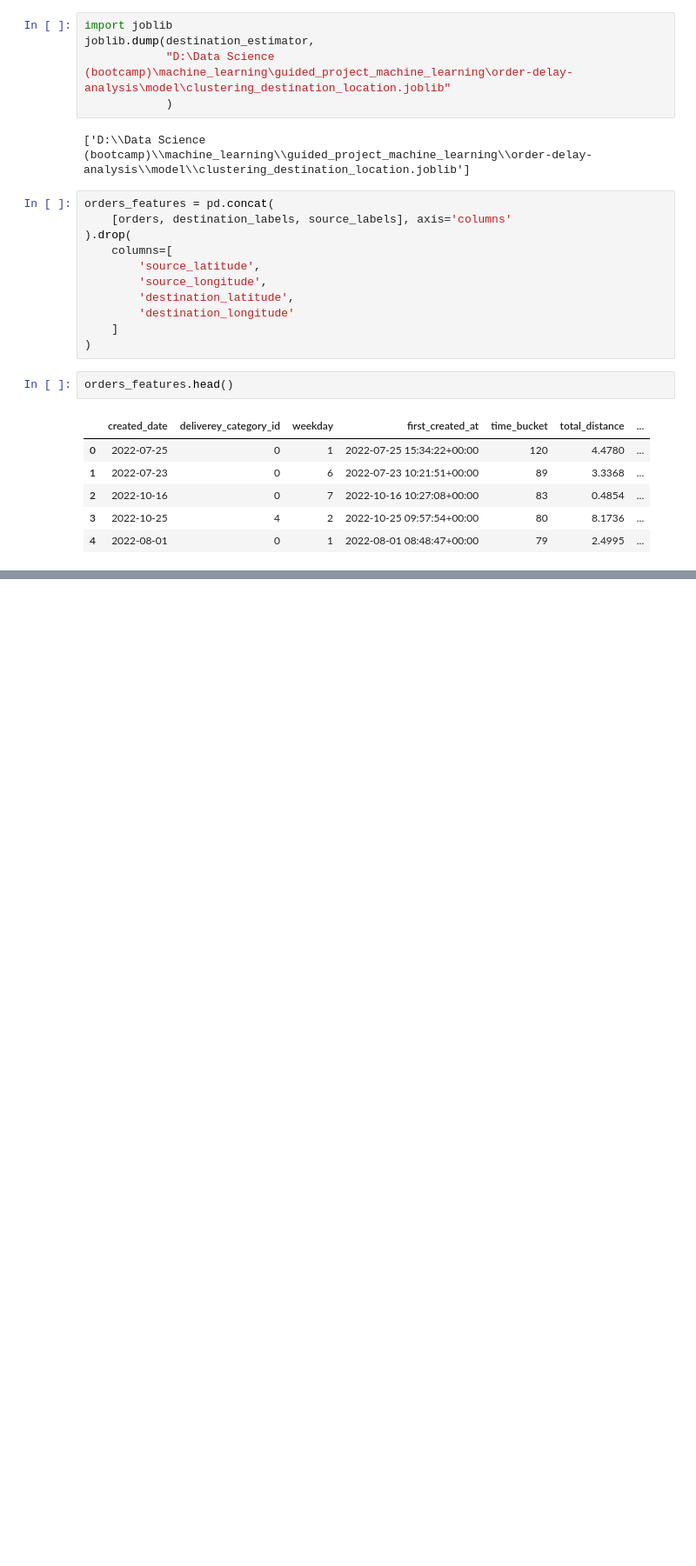
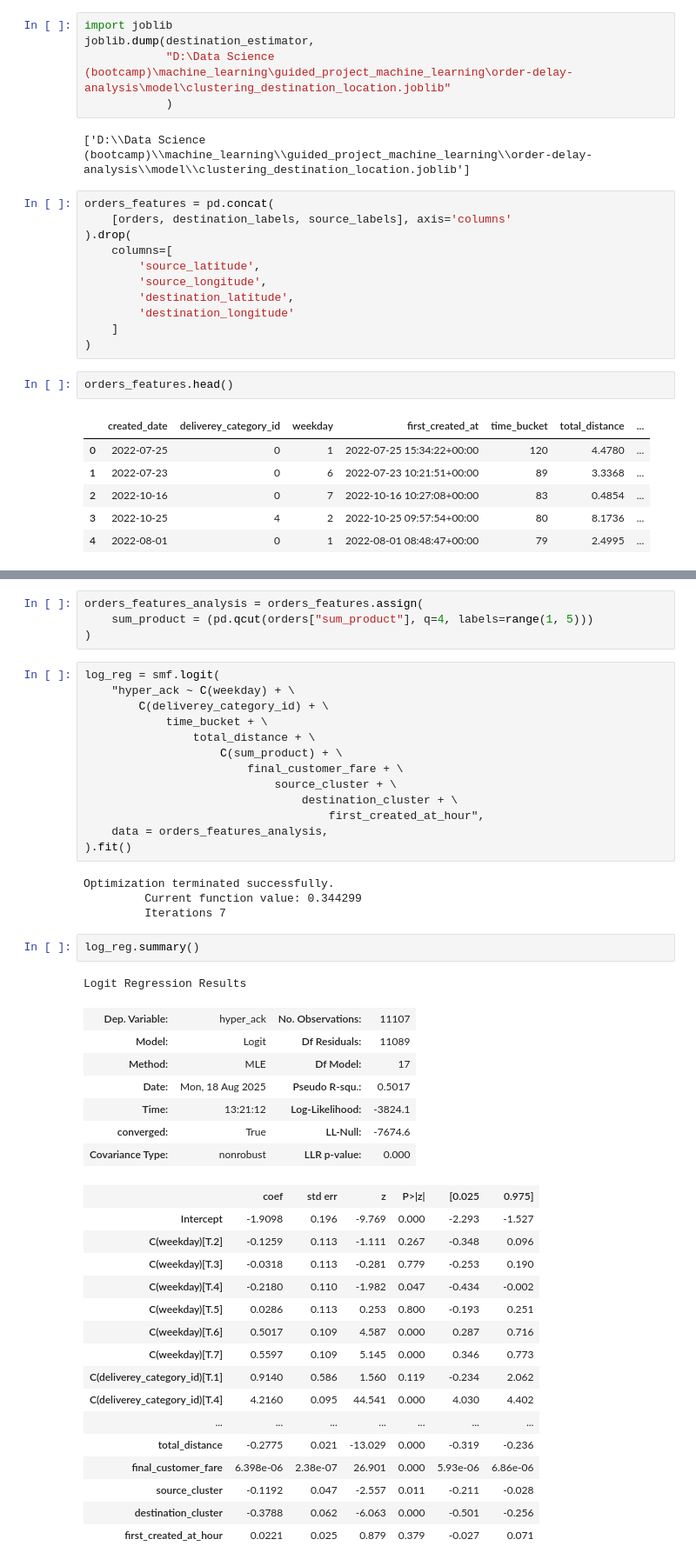
Before and after one commit to alinaddafi/order-delay-analysis, a Jupyter notebook: notebook/order-delay-prediction.ipynb, the cells around one changed output, grey strips where cells are left out. Shown at 87% size. Drawn from its saved outputs; the diff is of its cells as text; blank space fills up the shorter version.

```diff
--- a/notebook/order-delay-prediction.ipynb
+++ b/notebook/order-delay-prediction.ipynb
@@ -321,0 +369,48 @@ orders_features.head()
+# %%
+orders_features_analysis = orders_features.assign(
+    sum_product = (pd.qcut(orders["sum_product"], q=4, labels=range(1, 5)))
+)
+# %%
+log_reg = smf.logit(
+    "hyper_ack ~ C(weekday) + \
+        C(deliverey_category_id) + \
+            time_bucket + \
+                total_distance + \
+                    C(sum_product) + \
+                        final_customer_fare + \
+                            source_cluster + \
+                                destination_cluster + \
+                                    first_created_at_hour",
+    data = orders_features_analysis,
+).fit()
+# %% [output]
+Optimization terminated successfully.
+         Current function value: 0.344299
+         Iterations 7
+# %%
+log_reg.summary()
+# %% [output]
+Logit Regression Results
+| Dep. Variable: | hyper_ack | No. Observations: | 11107 |
+| Model: | Logit | Df Residuals: | 11089 |
+| Method: | MLE | Df Model: | 17 |
+| Date: | Mon, 18 Aug 2025 | Pseudo R-squ.: | 0.5017 |
+| Time: | 13:21:12 | Log-Likelihood: | -3824.1 |
+| converged: | True | LL-Null: | -7674.6 |
+| Covariance Type: | nonrobust | LLR p-value: | 0.000 |
+|  | coef | std err | z | P>|z| | [0.025 | 0.975] |
+| Intercept | -1.9098 | 0.196 | -9.769 | 0.000 | -2.293 | -1.527 |
+| C(weekday)[T.2] | -0.1259 | 0.113 | -1.111 | 0.267 | -0.348 | 0.096 |
+| C(weekday)[T.3] | -0.0318 | 0.113 | -0.281 | 0.779 | -0.253 | 0.190 |
+| C(weekday)[T.4] | -0.2180 | 0.110 | -1.982 | 0.047 | -0.434 | -0.002 |
+| C(weekday)[T.5] | 0.0286 | 0.113 | 0.253 | 0.800 | -0.193 | 0.251 |
+| C(weekday)[T.6] | 0.5017 | 0.109 | 4.587 | 0.000 | 0.287 | 0.716 |
+| C(weekday)[T.7] | 0.5597 | 0.109 | 5.145 | 0.000 | 0.346 | 0.773 |
+| C(deliverey_category_id)[T.1] | 0.9140 | 0.586 | 1.560 | 0.119 | -0.234 | 2.062 |
+| C(deliverey_category_id)[T.4] | 4.2160 | 0.095 | 44.541 | 0.000 | 4.030 | 4.402 |
+| ... | ... | ... | ... | ... | ... | ... |
+| total_distance | -0.2775 | 0.021 | -13.029 | 0.000 | -0.319 | -0.236 |
+| final_customer_fare | 6.398e-06 | 2.38e-07 | 26.901 | 0.000 | 5.93e-06 | 6.86e-06 |
+| source_cluster | -0.1192 | 0.047 | -2.557 | 0.011 | -0.211 | -0.028 |
+| destination_cluster | -0.3788 | 0.062 | -6.063 | 0.000 | -0.501 | -0.256 |
+| first_created_at_hour | 0.0221 | 0.025 | 0.879 | 0.379 | -0.027 | 0.071 |
```
Also changed, not shown: parts of 7 cells of this notebook, 1 other file.
